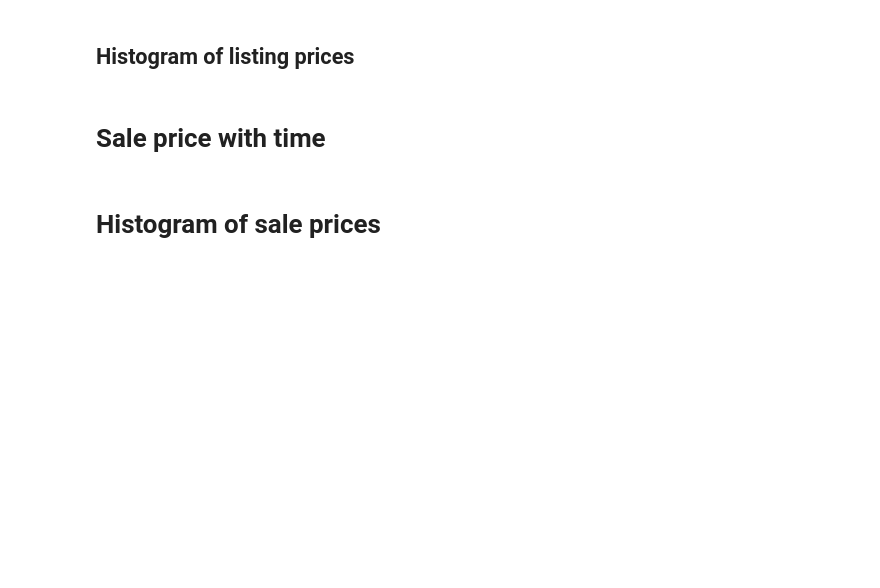
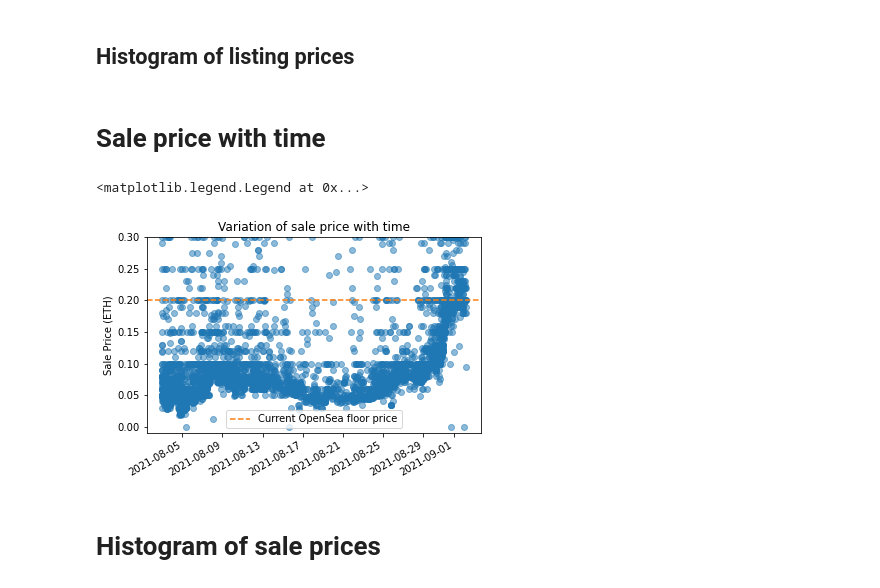
Before and after one commit to dineshpinto/nft-analytics, a Jupyter notebook: GreatApeAnalytics.ipynb, the cells around one changed output. Cells and saved outputs as stored; diff of their text form; code cells hidden in the pictures; blank space fills up the shorter version.

```diff
--- a/GreatApeAnalytics.ipynb
+++ b/GreatApeAnalytics.ipynb
@@ -100,16 +100,19 @@ sale_prices = np.array(sale_prices)
 # %%
 fig, ax = plt.subplots()
 
 dates = matplotlib.dates.date2num(timestamps)
 ax.plot_date(dates, sale_prices, 'o', alpha=0.5)
 fig.autofmt_xdate()
-ax.set_ylim(-0.01, 0.1)
+ax.set_ylim(-0.01, 0.3)
 ax.set_ylabel("Sale Price (ETH)")
-ax.axhline(0.07, color="tab:orange", linestyle="--", label="Current OpenSea floor price")
+ax.axhline(0.2, color="tab:orange", linestyle="--", label="Current OpenSea floor price")
 ax.set_title("Variation of sale price with time")
 ax.legend()
 
 #fig.savefig(os.path.join(RESULT_FOLDER, "sale_price_variation_with_time_near_floor.jpg"), bbox_inches="tight", dpi=600)
+# %% [output]
+<matplotlib.legend.Legend at 0x...>
+[figure, added]
 # %% [markdown]
 # Histogram of sale prices
 # %%
```
Also changed, not shown: parts of 16 cells of this notebook, 1 other file.
